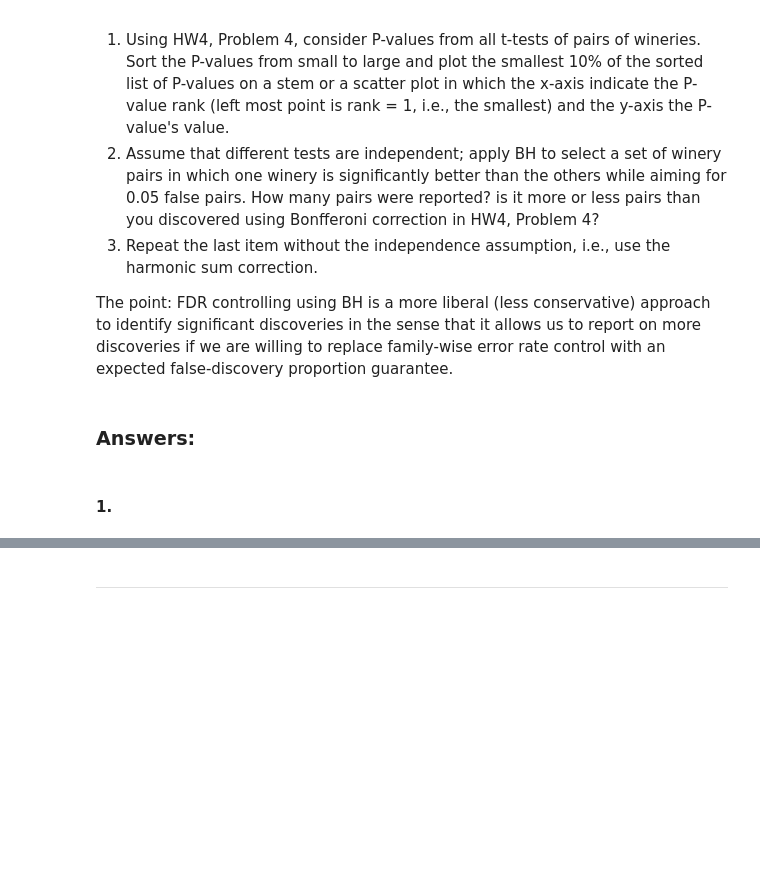
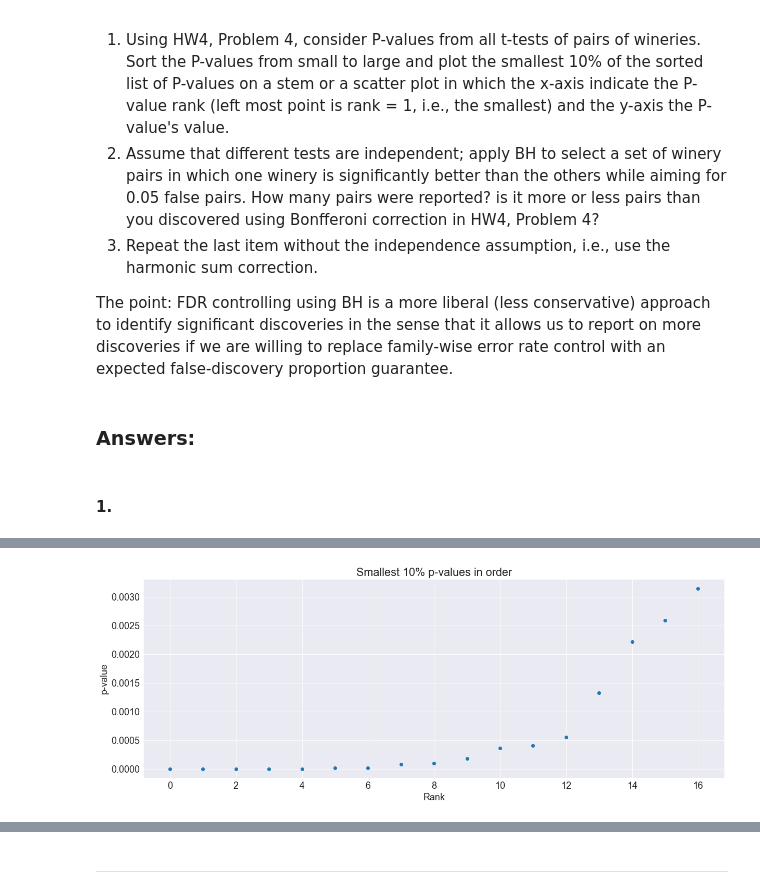
Before and after one commit to Nesher123/advanced-statistics, a Jupyter notebook: hw5/hw5.ipynb, the cells around one changed output, grey strips where cells are left out. Saved outputs shown, nothing was run; the diff lists cells and outputs as text; code cells hidden in the pictures; blank space fills up the shorter version.

```diff
--- a/hw5/hw5.ipynb
+++ b/hw5/hw5.ipynb
@@ -60,0 +81,5 @@ The point: FDR controlling using BH is a more liberal (less conservative) approa
+# %%
+# All possible pairs in List
+# Using list comprehension + enumerate()
+all_pairs = [(a, b) for idx, a in enumerate(valid_wineries) for b in valid_wineries[idx + 1:]]
+all_pairs[:5]
@@ -60,0 +109,17 @@ The point: FDR controlling using BH is a more liberal (less conservative) approa
+# %%
+from scipy.stats import t as ttest
+
+p_values = []
+
+for w_0, w_1 in all_pairs:
+    y_0 = wine_df.loc[wine_df['winery'] == w_0, 'points']
+    y_1 = wine_df.loc[wine_df['winery'] == w_1, 'points']
+    t, degrees_of_freedom = pair_ttest(y_0, y_1)
+    p_value = ttest.sf(abs(t), degrees_of_freedom)
+    p_values.append(p_value)
+# %%
+p_values.sort()
+percentage = 10
+sub_list_length = int(len(p_values) / percentage)
+sub_list_p_values = p_values[:sub_list_length]
+sub_list_p_values
@@ -60,0 +144,14 @@ The point: FDR controlling using BH is a more liberal (less conservative) approa
+# %%
+import matplotlib.pyplot as plt
+
+plt.rcParams["figure.figsize"] = (20, 7)
+plt.rcParams.update({'font.size': 18})
+# %%
+x_axis = range(sub_list_length)
+plt.scatter(x_axis, sub_list_p_values)
+plt.xlabel('Rank')
+plt.ylabel('p-value')
+plt.title(f'Smallest {percentage}% p-values in order')
+plt.show()
+# %% [output]
+[figure, added]
```
Also changed, not shown: parts of 10 cells of this notebook.
